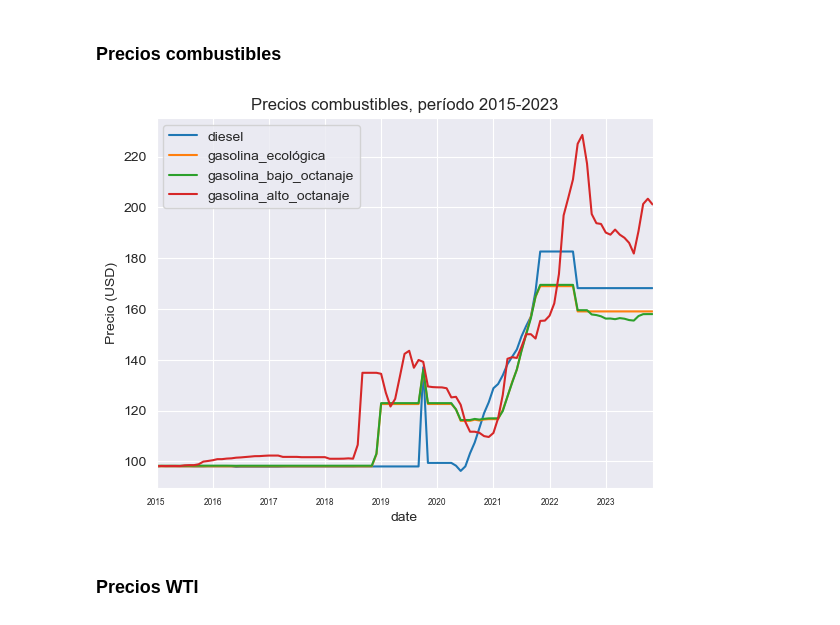
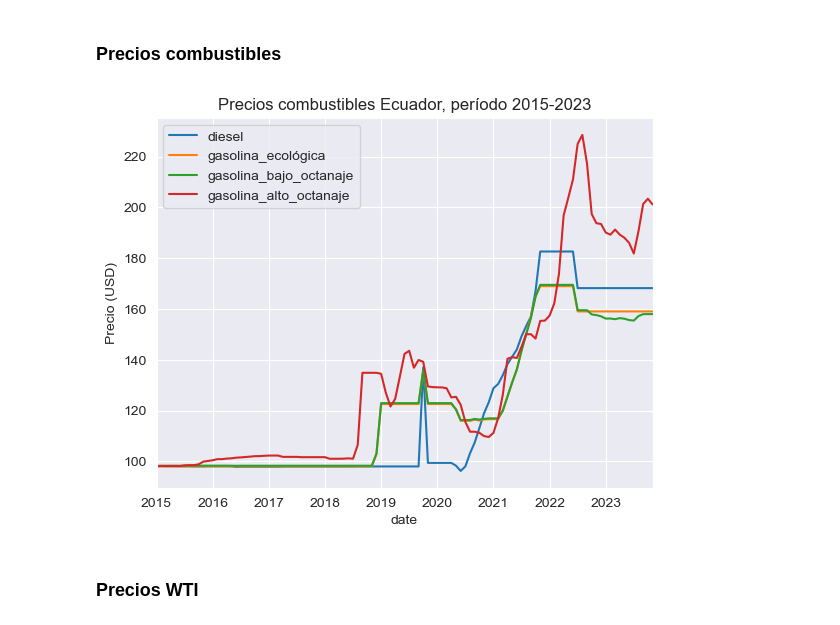
Before and after one commit to IFTrejoM/time-series-fertilizer-price-predictor, a Jupyter notebook: web_scrapping.ipynb, the cells around one changed output. Cells and saved outputs as stored; diff of their text form; code cells hidden in the pictures.

```diff
--- a/web_scrapping.ipynb
+++ b/web_scrapping.ipynb
@@ -83,12 +112,11 @@ precios_inferidos = pd.DataFrame(
 # %%
 # Graficar precios de combustibles:
 precios_combustibles.plot()
-plt.title(f"Precios combustibles, período 2015-{último_año_análisis}")
+plt.title(f"Precios combustibles Ecuador, período 2015-{último_año_análisis}")
 plt.ylabel("Precio (USD)")
-plt.xticks(size=6)
 plt.show()
 # %% [output]
-[figure, old version]
+[figure, new version]
 # %% [markdown]
 ### Precios WTI
 # %%
```
Also changed, not shown: parts of 8 cells of this notebook, 3 other files.
